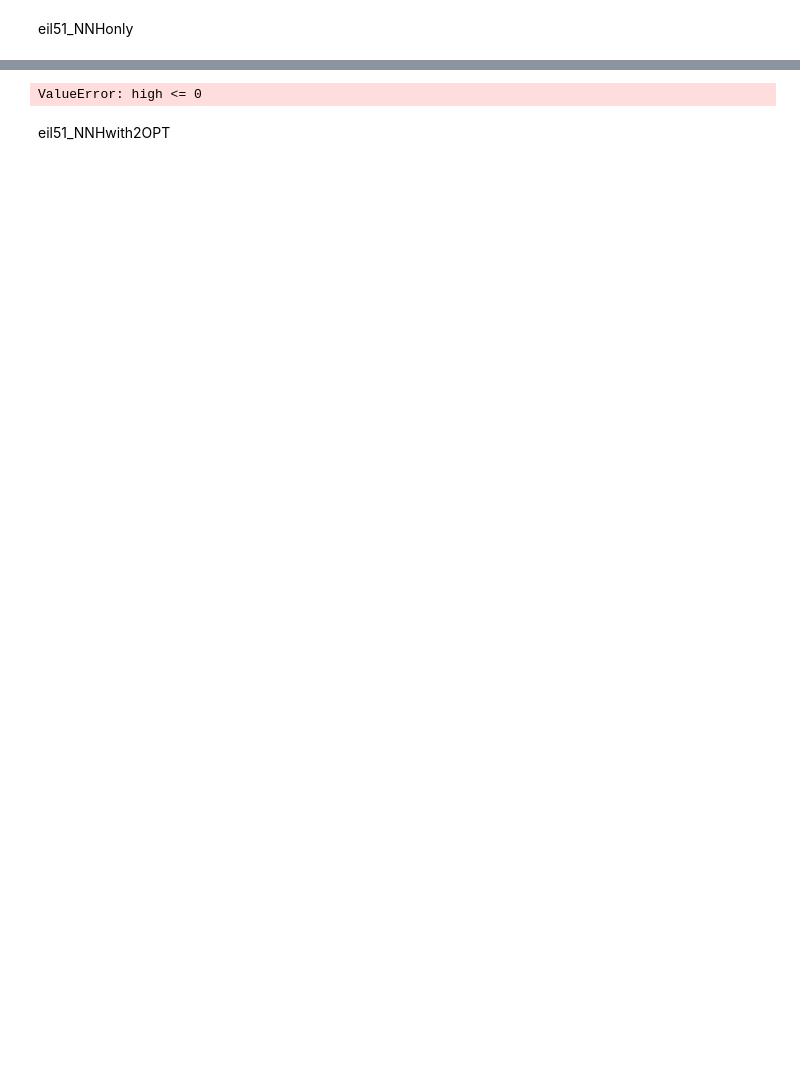
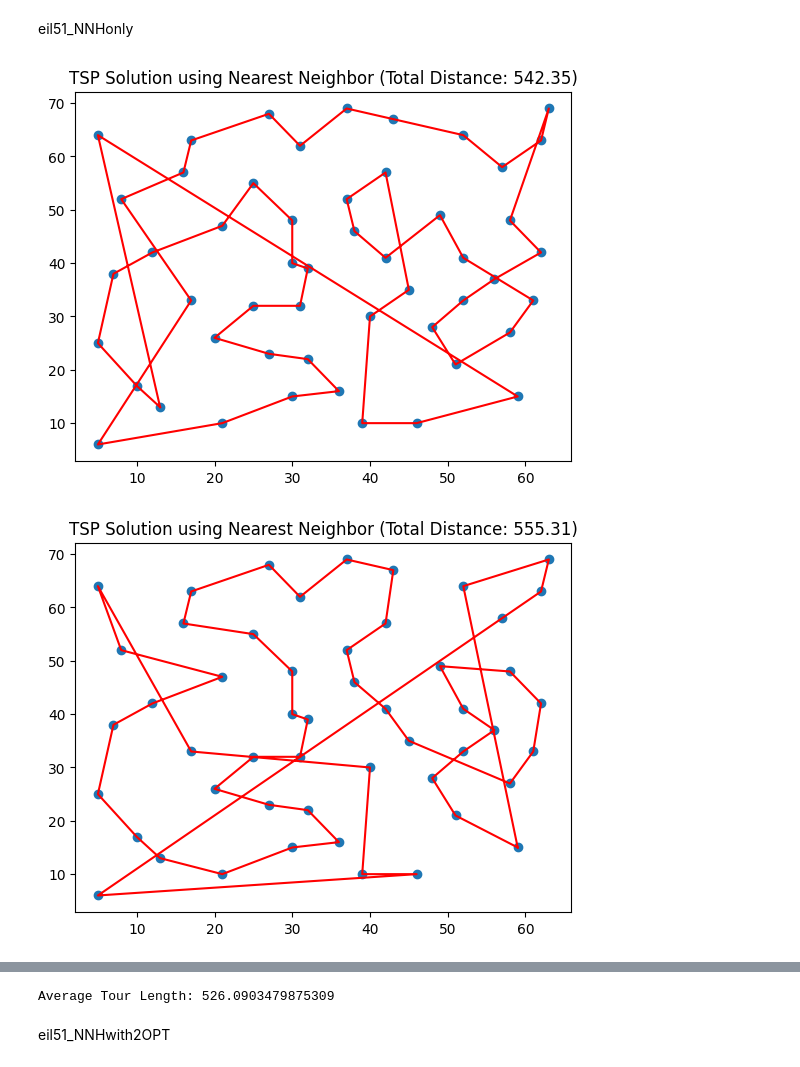
Before and after one commit to Amboyandrey/TSPLIB, a Jupyter notebook: EUC_2D/eil51.ipynb, the cells around one changed output, grey strips where cells are left out. Drawn from its saved outputs; the diff is of its cells as text; code cells hidden in the pictures; blank space fills up the shorter version.

```diff
--- a/EUC_2D/eil51.ipynb
+++ b/EUC_2D/eil51.ipynb
@@ -39,7 +39,7 @@ class TSPSolver:
 # Parse the TSP dataset and extract coordinates
 def parse_tsp_dataset(data):
     coordinates = []
-    pattern = re.compile(r'\s+(\d+)\s+(\d+)\s+(\d+)')
+    pattern = re.compile(r'\s*(\d+)\s+(\d+)\s+(\d+)')
 
     in_node_coord_section = False
     for line in data.split('\n'):
@@ -61,31 +61,33 @@ def load_tsp_file(file_path):
         tsp_data = file.read()
     return tsp_data
 
 # Specify the path to your TSP file
 tsp_file_path = "eil51.tsp"
 
 # Load the TSP dataset from the file
 tsp_data = load_tsp_file(tsp_file_path)
 
 # Parse the dataset and extract coordinates
 city_coordinates = parse_tsp_dataset(tsp_data)
 
 # Create TSPSolver instance and solve using nearest neighbor
 total_distances = []
-for i in range(10):
+for i in range(10):  # Adjust the number of runs as needed
     solver = TSPSolver(city_coordinates)
     solver.solve()
     total_distance = solver.total_distance()
     total_distances.append(total_distance)
     # Plot the solution
     plt.figure()
     plt.scatter(solver.points[:, 0], solver.points[:, 1])
     tour_points = np.array([solver.points[i] for i in solver.tour])
     plt.plot(tour_points[:, 0], tour_points[:, 1], 'r-')
     plt.title(f'TSP Solution using Nearest Neighbor (Total Distance: {total_distance:.2f})')
     plt.show()
 
 # Calculate average tour length
 average_tour_length = np.mean(total_distances)
 print("Average Tour Length:", average_tour_length)
 # %% [output]
+[figure, added]
+[figure, added]
@@ -92,4 +102,4 @@ print("Average Tour Length:", average_tour_length)
-ValueError: high <= 0
+Average Tour Length: 526.0903479875309
 # %% [markdown]
 eil51_NNHwith2OPT
 # %%
```
Also changed, not shown: parts of 3 cells of this notebook.
